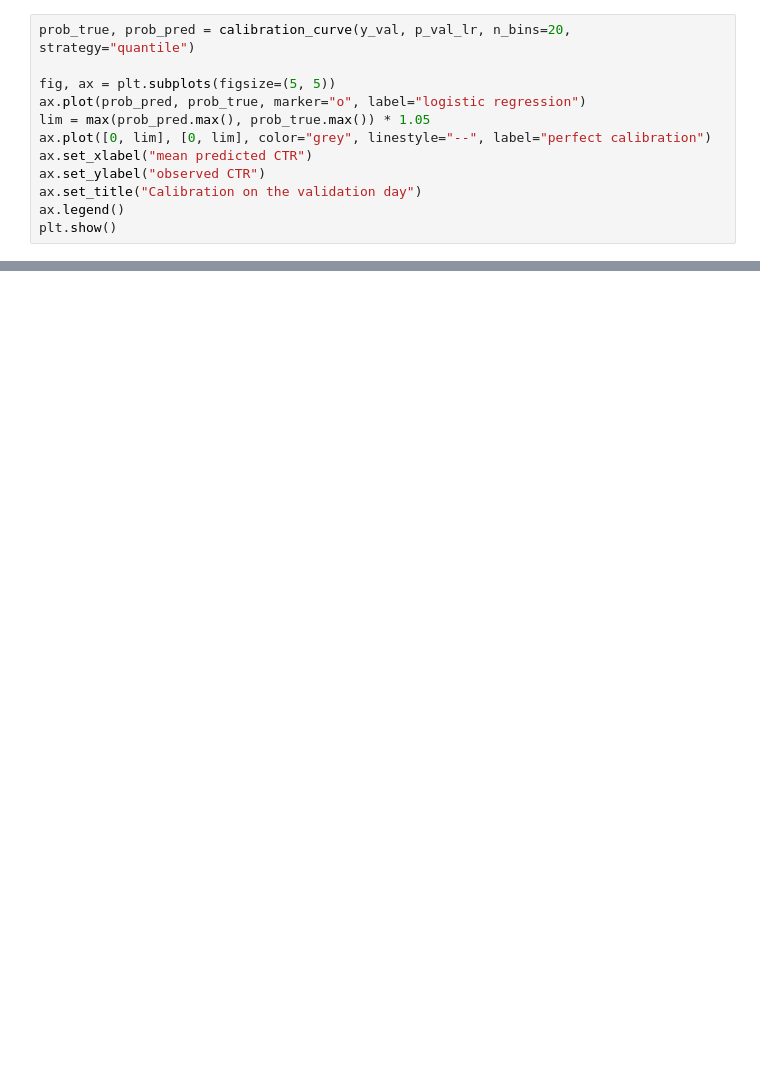
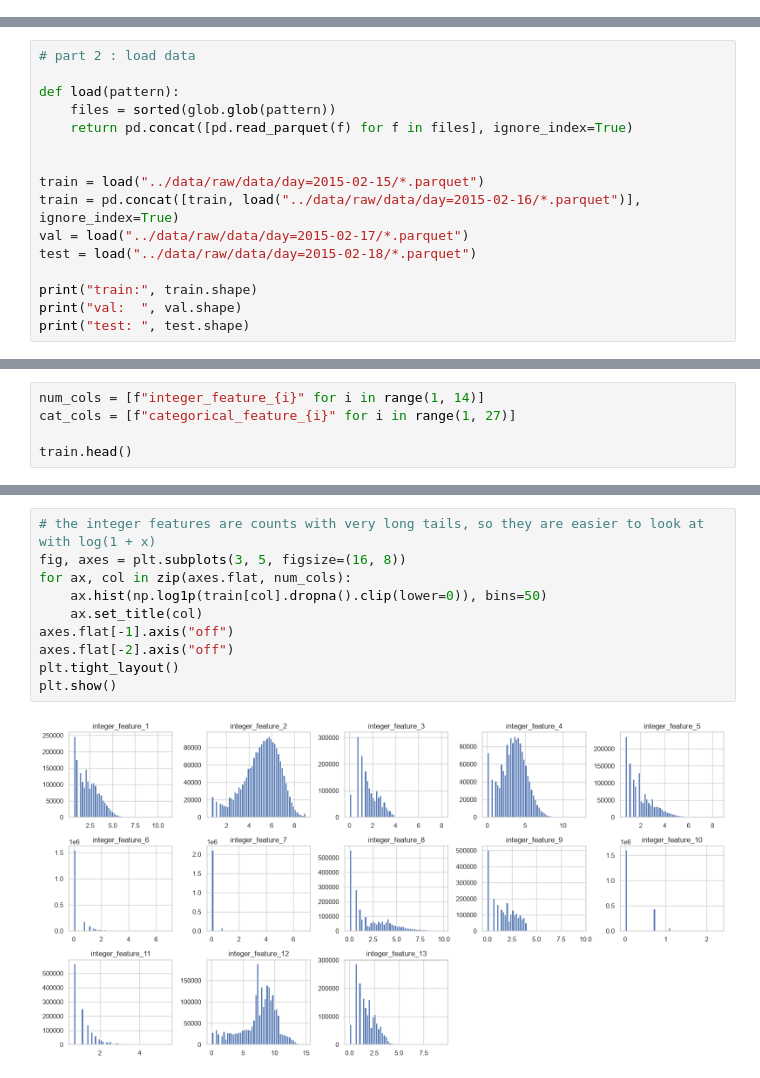
Before and after one commit to Mam-s/ctr_criteo, a Jupyter notebook: notebooks/exploration.ipynb, the cells around one changed output, grey strips where cells are left out. Cells and saved outputs as stored; diff of their text form; blank space fills up the shorter version.

Commit message:
simplify notebook: basic eda, logistic regression and lightgbm

```diff
--- a/notebooks/exploration.ipynb
+++ b/notebooks/exploration.ipynb
@@ -533,12 +0,0 @@ Calibration: when the model predicts *p*, is the observed CTR close to *p*? (bin
-# %%
-prob_true, prob_pred = calibration_curve(y_val, p_val_lr, n_bins=20, strategy="quantile")
-
-fig, ax = plt.subplots(figsize=(5, 5))
-ax.plot(prob_pred, prob_true, marker="o", label="logistic regression")
-lim = max(prob_pred.max(), prob_true.max()) * 1.05
-ax.plot([0, lim], [0, lim], color="grey", linestyle="--", label="perfect calibration")
-ax.set_xlabel("mean predicted CTR")
-ax.set_ylabel("observed CTR")
-ax.set_title("Calibration on the validation day")
-ax.legend()
-plt.show()
@@ -552,0 +26,16 @@ plt.show()
+# %%
+# part 2 : load data
+
+def load(pattern):
+    files = sorted(glob.glob(pattern))
+    return pd.concat([pd.read_parquet(f) for f in files], ignore_index=True)
+
+
+train = load("../data/raw/data/day=2015-02-15/*.parquet")
+train = pd.concat([train, load("../data/raw/data/day=2015-02-16/*.parquet")], ignore_index=True)
+val = load("../data/raw/data/day=2015-02-17/*.parquet")
+test = load("../data/raw/data/day=2015-02-18/*.parquet")
+
+print("train:", train.shape)
+print("val:  ", val.shape)
+print("test: ", test.shape)
@@ -552,0 +46,5 @@ plt.show()
+# %%
+num_cols = [f"integer_feature_{i}" for i in range(1, 14)]
+cat_cols = [f"categorical_feature_{i}" for i in range(1, 27)]
+
+train.head()
@@ -552,0 +150,12 @@ plt.show()
+# %%
+# the integer features are counts with very long tails, so they are easier to look at with log(1 + x)
+fig, axes = plt.subplots(3, 5, figsize=(16, 8))
+for ax, col in zip(axes.flat, num_cols):
+    ax.hist(np.log1p(train[col].dropna().clip(lower=0)), bins=50)
+    ax.set_title(col)
+axes.flat[-1].axis("off")
+axes.flat[-2].axis("off")
+plt.tight_layout()
+plt.show()
+# %% [output]
+[figure, added]
```
Also changed, not shown: parts of 61 cells of this notebook.
